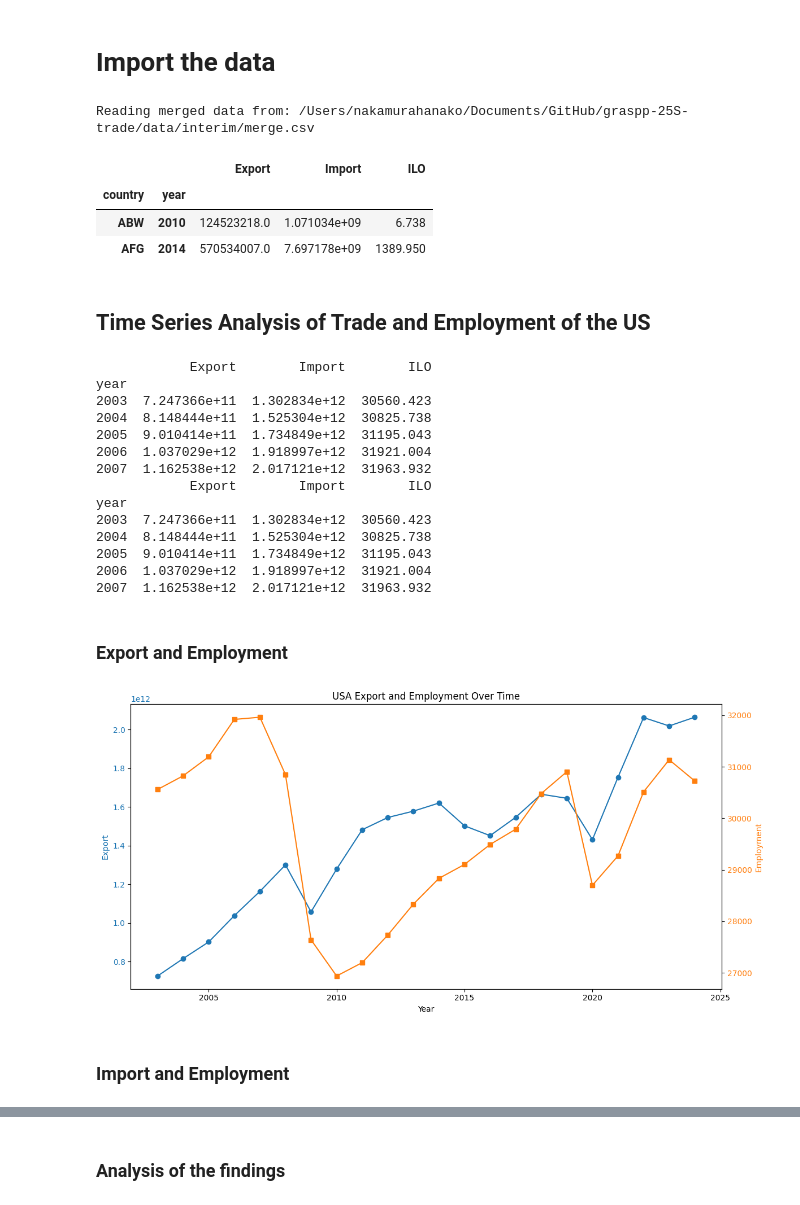
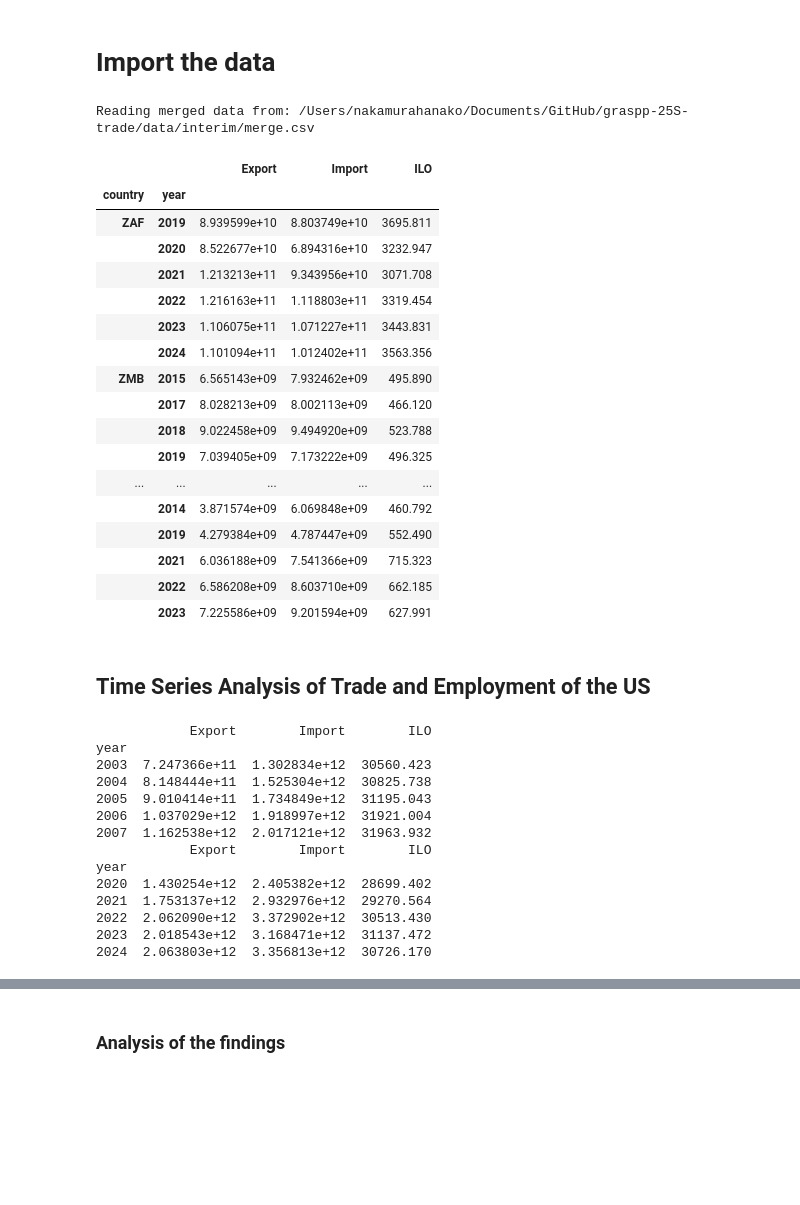
Before and after one commit to Graspp-25-Spring/graspp-25S-trade, a Jupyter notebook: notebooks/(new)time_series_analysis-hanako.ipynb, the cells around one changed output, grey strips where cells are left out. Saved outputs shown, nothing was run; the diff lists cells and outputs as text; code cells hidden in the pictures; blank space fills up the shorter version.

Commit message:
update time series analysis

```diff
--- a/notebooks/(new)time_series_analysis-hanako.ipynb
+++ b/notebooks/(new)time_series_analysis-hanako.ipynb
@@ -36,23 +36,38 @@ UN_API_KEY = "API key"
 # %%
 importer = DataImporter(api_key="1b9e65d70d9f4e1c8323548618cf877f")
 df = importer.get_merged_data()
-df.head(2)
+df.head(20)
+df.tail(20)
 # %% [output]
 Reading merged data from: /Users/nakamurahanako/Documents/GitHub/graspp-25S-trade/data/interim/merge.csv
 |  |  | Export | Import | ILO |
 | country | year |  |  |  |
-| ABW | 2010 | 124523218.0 | 1.071034e+09 | 6.738 |
-| AFG | 2014 | 570534007.0 | 7.697178e+09 | 1389.950 |
+| ZAF | 2019 | 8.939599e+10 | 8.803749e+10 | 3695.811 |
+|  | 2020 | 8.522677e+10 | 6.894316e+10 | 3232.947 |
+|  | 2021 | 1.213213e+11 | 9.343956e+10 | 3071.708 |
+|  | 2022 | 1.216163e+11 | 1.118803e+11 | 3319.454 |
+|  | 2023 | 1.106075e+11 | 1.071227e+11 | 3443.831 |
+|  | 2024 | 1.101094e+11 | 1.012402e+11 | 3563.356 |
+| ZMB | 2015 | 6.565143e+09 | 7.932462e+09 | 495.890 |
+|  | 2017 | 8.028213e+09 | 8.002113e+09 | 466.120 |
+|  | 2018 | 9.022458e+09 | 9.494920e+09 | 523.788 |
+|  | 2019 | 7.039405e+09 | 7.173222e+09 | 496.325 |
+| ... | ... | ... | ... | ... |
+|  | 2014 | 3.871574e+09 | 6.069848e+09 | 460.792 |
+|  | 2019 | 4.279384e+09 | 4.787447e+09 | 552.490 |
+|  | 2021 | 6.036188e+09 | 7.541366e+09 | 715.323 |
+|  | 2022 | 6.586208e+09 | 8.603710e+09 | 662.185 |
+|  | 2023 | 7.225586e+09 | 9.201594e+09 | 627.991 |
 # %% [markdown]
 ## Time Series Analysis of Trade and Employment of the US
 # %%
 # Extract data for the United States (USA)
 usa_df = df.loc['USA']
 
-# Display the first few rows of the USA data to examine the data
+# Display the first/last few rows of the USA data to examine the data
 print(usa_df.head())
+print(usa_df.tail())
 usa_df = df.loc['USA']
-print(usa_df.head())
 # %% [output]
             Export        Import        ILO
 year
@@ -63,42 +78,14 @@ year
 2007  1.162538e+12  2.017121e+12  31963.932
             Export        Import        ILO
 year
-2003  7.247366e+11  1.302834e+12  30560.423
-2004  8.148444e+11  1.525304e+12  30825.738
-2005  9.010414e+11  1.734849e+12  31195.043
-2006  1.037029e+12  1.918997e+12  31921.004
-2007  1.162538e+12  2.017121e+12  31963.932
+2020  1.430254e+12  2.405382e+12  28699.402
+2021  1.753137e+12  2.932976e+12  29270.564
+2022  2.062090e+12  3.372902e+12  30513.430
+2023  2.018543e+12  3.168471e+12  31137.472
+2024  2.063803e+12  3.356813e+12  30726.170
 # %%
 # Create a copy of the USA data to avoid modifying the original
 usa_df = df.loc['USA'].copy()
 
 # Reset the index so that 'year' becomes a column (for easier plotting)
 usa_df = usa_df.reset_index()
-# %% [markdown]
-### Export and Employment
-# %%
-import matplotlib.pyplot as plt
-
-# Create the figure and the first axis (for Export)
-fig, ax1 = plt.subplots(figsize=(12, 6))
-
-# Left Y-axis: Export
-ax1.plot(usa_df['year'], usa_df['Export'], color='tab:blue', marker='o', label='Export')
-ax1.set_xlabel('Year')
-ax1.set_ylabel('Export', color='tab:blue')
-ax1.tick_params(axis='y', labelcolor='tab:blue')
-
-# Right Y-aix: Employment
-ax2 = ax1.twinx()
-ax2.plot(usa_df['year'], usa_df['ILO'], color='tab:orange', marker='s', label='Employment')
-ax2.set_ylabel('Employment', color='tab:orange')
-ax2.tick_params(axis='y', labelcolor='tab:orange')
-
-# Set the graph title and layout
-plt.title('USA Export and Employment Over Time')
-fig.tight_layout()
-plt.show()
-# %% [output]
-[figure, removed]
-# %% [markdown]
-### Import and Employment
```
Also changed, not shown: parts of 32 cells of this notebook, 1 other file.
